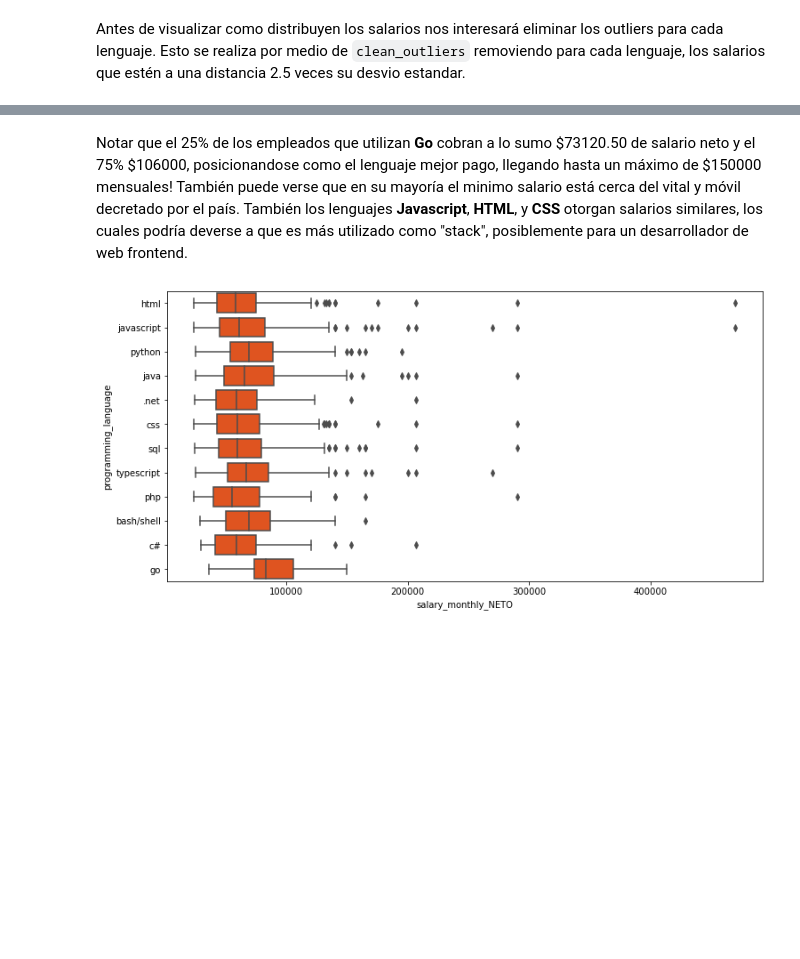
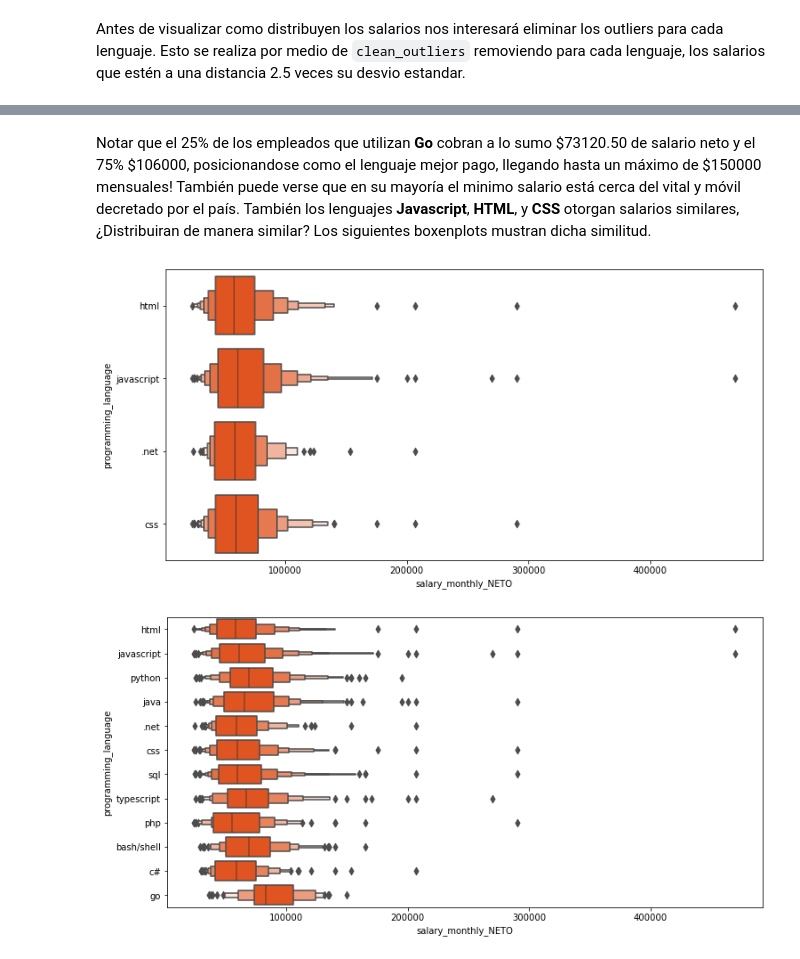
Before and after one commit to benjaminocampo/AyVD, a Jupyter notebook: AyVD/lab/part1/docs.ipynb, the cells around one changed output, grey strips where cells are left out. Saved outputs shown, nothing was run; the diff lists cells and outputs as text; code cells hidden in the pictures; blank space fills up the shorter version.

```diff
--- a/AyVD/lab/part1/docs.ipynb
+++ b/AyVD/lab/part1/docs.ipynb
@@ -268,17 +276,31 @@ df_langs[[programming_language, salary_monthly_NETO]] \
 | sql | 556.0 | 64398.883795 | 26842.881343 | 24000.0 | 44000.00 | 59769.5 | 79000.0 | 290000.0 |
 | typescript | 220.0 | 71522.240818 | 32033.941413 | 25000.0 | 51500.00 | 67000.0 | 85000.0 | 270000.0 |
 # %% [markdown]
- Notar que el 25\% de los empleados que utilizan **Go** cobran a lo sumo
- \$73120.50 de salario neto y el 75\% \$106000, posicionandose como el lenguaje
- mejor pago, llegando hasta un máximo de \$150000 mensuales! También puede verse
- que en su mayoría el minimo salario está cerca del vital y móvil decretado por
- el país. También los lenguajes **Javascript**, **HTML**, y **CSS** otorgan
- salarios similares, los cuales podría deverse a que es más utilizado como
- "stack", posiblemente para un desarrollador de web frontend.
+ Notar que el 25% de los empleados que utilizan **Go** cobran a lo sumo
+ \$73120.50 de salario neto y el 75% \$106000, posicionandose como el lenguaje
+ mejor pago, llegando hasta un máximo de \$150000 mensuales! También puede
+ verse que en su mayoría el minimo salario está cerca del vital y móvil
+ decretado por el país. También los lenguajes **Javascript**, **HTML**, y
+ **CSS** otorgan salarios similares, ¿Distribuiran de manera similar? Los
+ siguientes boxenplots mustran dicha similitud.
 # %%
+similar_langs = ["html", "javascript", ".net", "css"]
 plt.figure(figsize=(12, 6))
-seaborn.boxplot(data=df_langs, x=salary_monthly_NETO, y=programming_language,
-                color='orangered')
+seaborn.boxenplot(
+    data=df_langs[df_langs[programming_language].isin(similar_langs)],
+    x=salary_monthly_NETO, y=programming_language,
+    color='orangered'
+)
 plt.ticklabel_format(style='plain', axis='x')
+
+
+plt.figure(figsize=(12, 6))
+seaborn.boxenplot(
+    data=df_langs,
+    x=salary_monthly_NETO, y=programming_language,
+    color='orangered'
+)
+plt.ticklabel_format(style='plain', axis='x')
 # %% [output]
-[figure, old version]
+[figure, new version]
+[figure, added]
```
Also changed, not shown: parts of 8 cells of this notebook, 2 other files.
